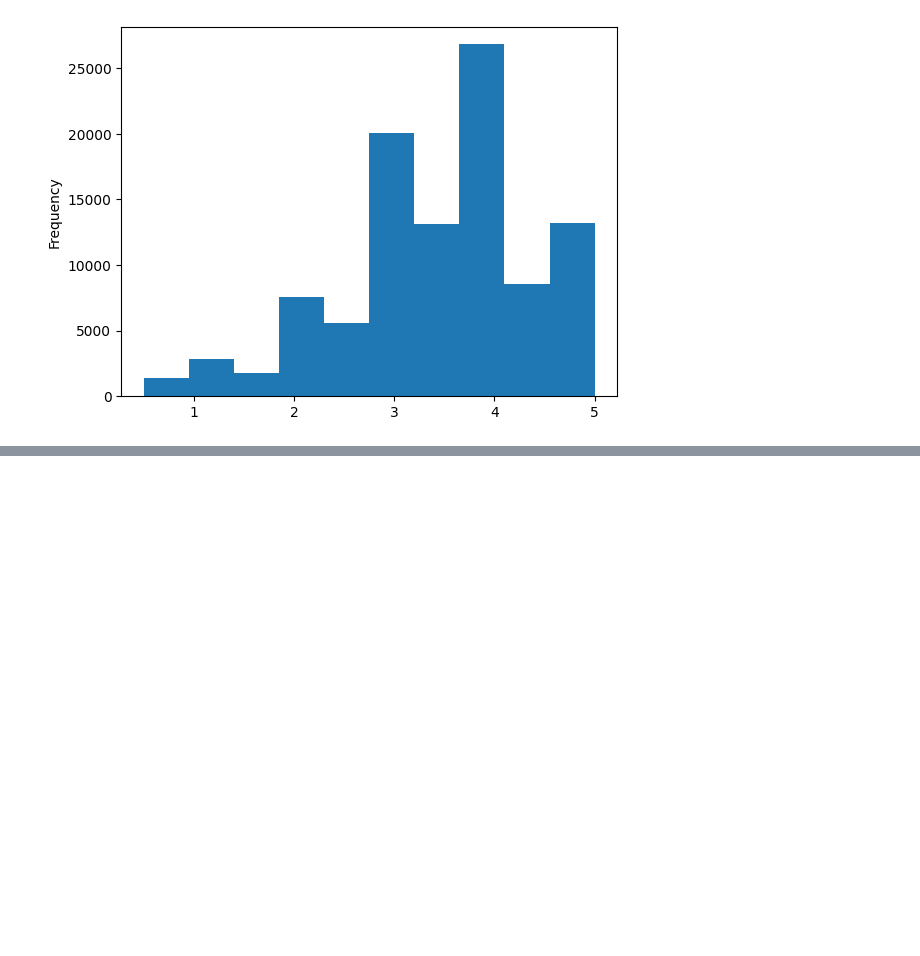
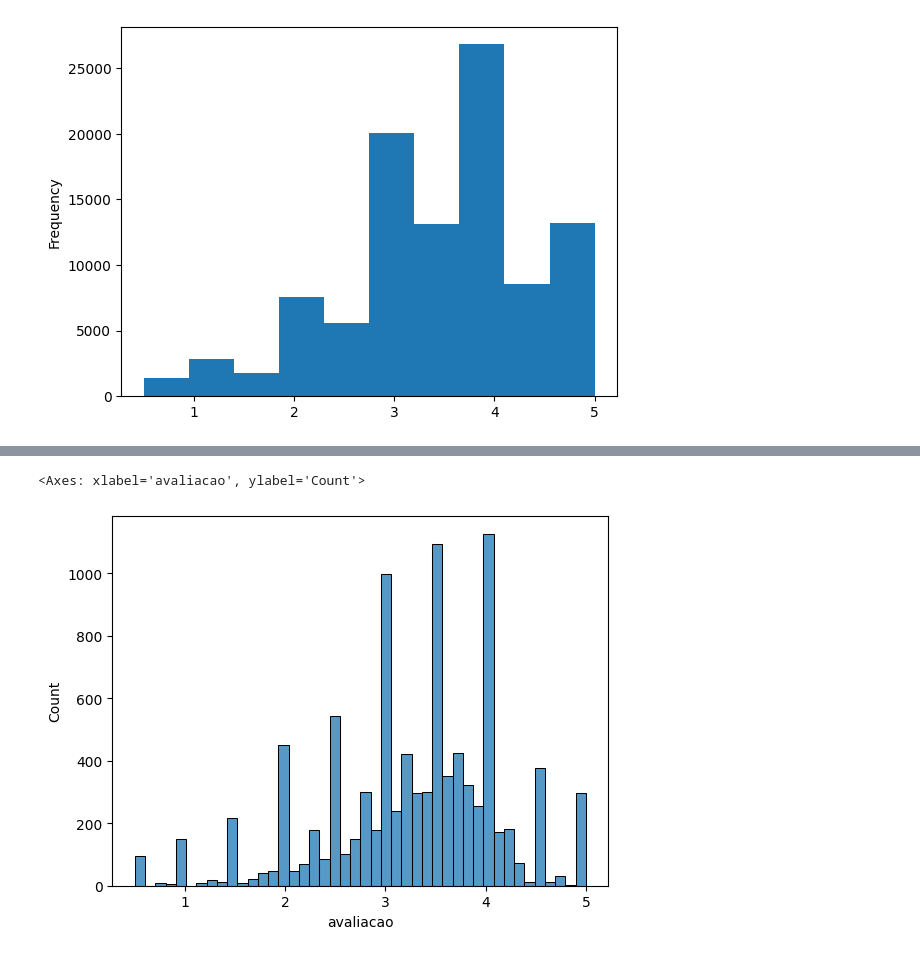
Before and after one commit to ThiagoDFMaia/projeto_final_tarde, a Jupyter notebook: semana_eda/dia_1.ipynb, the cells around one changed output, grey strips where cells are left out. Saved outputs shown, nothing was run; the diff lists cells and outputs as text; code cells hidden in the pictures; blank space fills up the shorter version.

```diff
--- a/semana_eda/dia_1.ipynb
+++ b/semana_eda/dia_1.ipynb
@@ -258,0 +443,5 @@ df.avaliacao.plot(kind='hist')
+# %%
+sns.histplot(medias_por_filme)
+# %% [output]
+<Axes: xlabel='avaliacao', ylabel='Count'>
+[figure, added]
```
Also changed, not shown: parts of 60 cells of this notebook, 2 other files.
